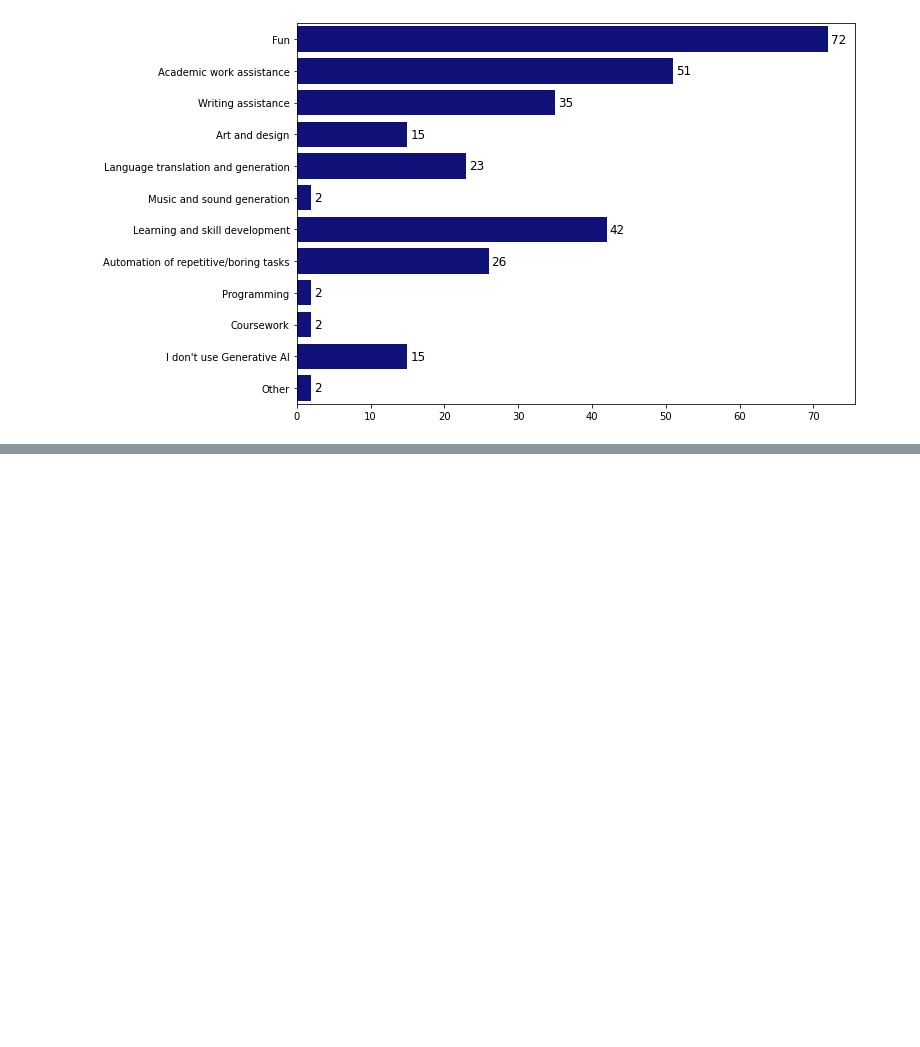
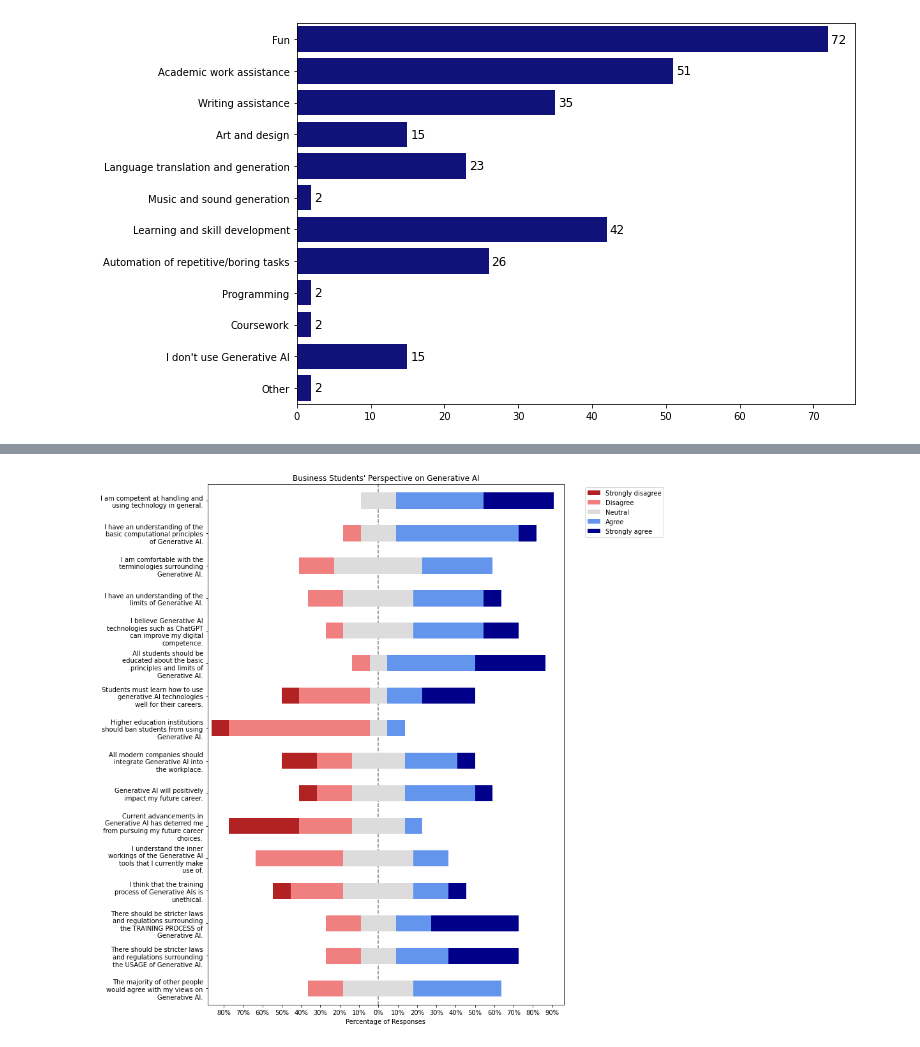
Before and after one commit to menamerai/ml-git-notebooks, a Jupyter notebook: Research/genai-visualize.ipynb, the cells around one changed output, grey strips where cells are left out. Saved outputs shown, nothing was run; the diff lists cells and outputs as text; code cells hidden in the pictures; blank space fills up the shorter version.

```diff
--- a/Research/genai-visualize.ipynb
+++ b/Research/genai-visualize.ipynb
@@ -263,0 +286,7 @@ plt.show()
+# %%
+bus_perspect_df = bus_df[groups["perspective"]]
+plot_likert.plot_likert(bus_perspect_df, pers_scale, plot_percentage=True, figsize=(10, 15))
+plt.title("Business Students' Perspective on Generative AI")
+plt.show()
+# %% [output]
+[figure, added]
```
Also changed, not shown: parts of 27 cells of this notebook.
